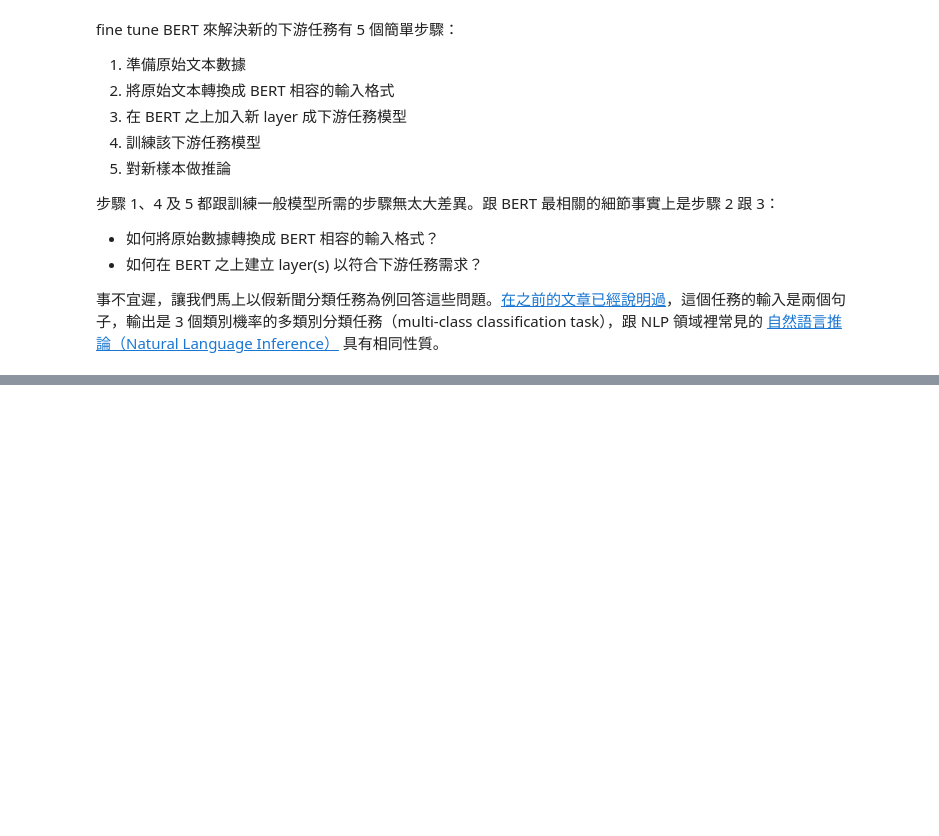
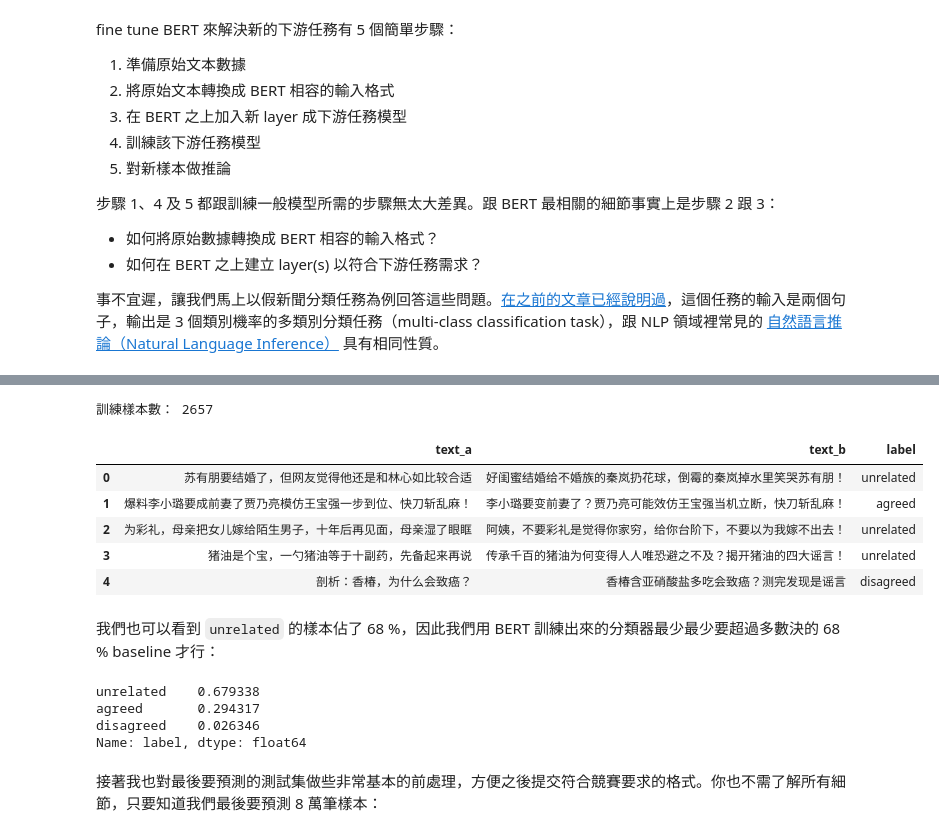
Before and after one commit to RocioLiu/Python_coding, a Jupyter notebook: BERT_practice.ipynb, the cells around one changed output, grey strips where cells are left out. Cells and saved outputs as stored; diff of their text form; code cells hidden in the pictures; blank space fills up the shorter version.

```diff
--- a/BERT_practice.ipynb
+++ b/BERT_practice.ipynb
@@ -386,0 +547,5 @@ fine tune BERT 來解決新的下游任務有 5 個簡單步驟：
+# %%
+df_train = df_train.reset_index()
+print(df_train.info())
+print('-' * 20)
+print(df_train.index)
@@ -386,0 +572,5 @@ fine tune BERT 來解決新的下游任務有 5 個簡單步驟：
+# %%
+# 去除不必要的欄位並重新命名兩標題的欄位名
+#df_train = df_train.reset_index()
+df_train = df_train.loc[:, ['title1_zh', 'title2_zh', 'label']]
+df_train.columns = ['text_a', 'text_b', 'label']
@@ -386,0 +580,22 @@ fine tune BERT 來解決新的下游任務有 5 個簡單步驟：
+# %%
+print("訓練樣本數：", len(df_train))
+df_train.head()
+# %% [output]
+訓練樣本數： 2657
+|  | text_a | text_b | label |
+| 0 | 苏有朋要结婚了，但网友觉得他还是和林心如比较合适 | 好闺蜜结婚给不婚族的秦岚扔花球，倒霉的秦岚掉水里笑哭苏有朋！ | unrelated |
+| 1 | 爆料李小璐要成前妻了贾乃亮模仿王宝强一步到位、快刀斩乱麻！ | 李小璐要变前妻了？贾乃亮可能效仿王宝强当机立断，快刀斩乱麻！ | agreed |
+| 2 | 为彩礼，母亲把女儿嫁给陌生男子，十年后再见面，母亲湿了眼眶 | 阿姨，不要彩礼是觉得你家穷，给你台阶下，不要以为我嫁不出去！ | unrelated |
+| 3 | 猪油是个宝，一勺猪油等于十副药，先备起来再说 | 传承千百的猪油为何变得人人唯恐避之不及？揭开猪油的四大谣言！ | unrelated |
+| 4 | 剖析：香椿，为什么会致癌？ | 香椿含亚硝酸盐多吃会致癌？测完发现是谣言 | disagreed |
+# %% [markdown]
+我們也可以看到 `unrelated` 的樣本佔了 68 %，因此我們用 BERT 訓練出來的分類器最少最少要超過多數決的 68 % baseline 才行：
+# %%
+df_train.label.value_counts() / len(df_train)
+# %% [output]
+unrelated    0.679338
+agreed       0.294317
+disagreed    0.026346
+Name: label, dtype: float64
+# %% [markdown]
+接著我也對最後要預測的測試集做些非常基本的前處理，方便之後提交符合競賽要求的格式。你也不需了解所有細節，只要知道我們最後要預測 8 萬筆樣本：
```
Also changed, not shown: parts of 50 cells of this notebook.
